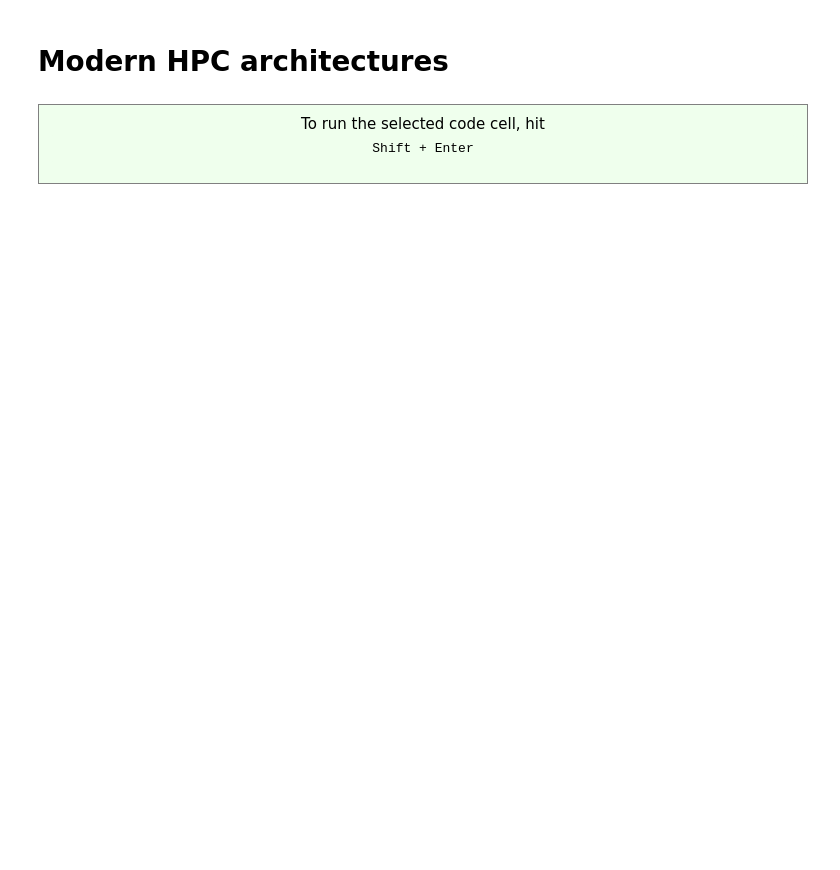
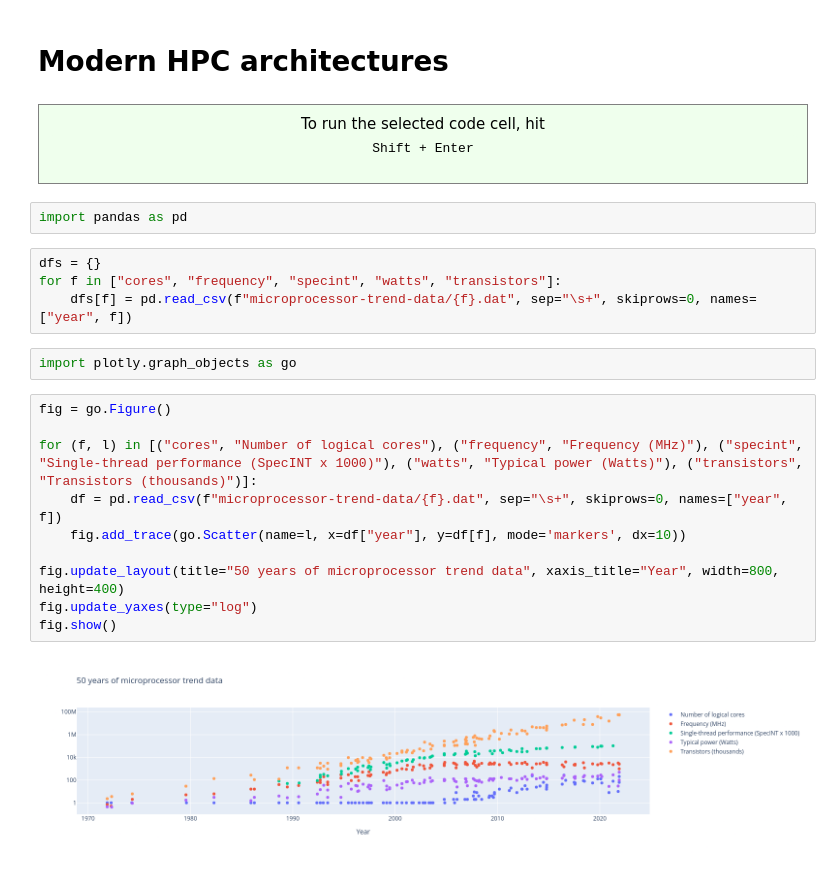
Before and after one commit to ENCCS/veloxchem-hpc, a Jupyter notebook: content/notebooks/modern-hpc-architectures.ipynb, the cells around one changed output. Saved outputs shown, nothing was run; the diff lists cells and outputs as text; blank space fills up the shorter version.

Commit message:
Generate plot with microprocessor trends

```diff
--- a/content/notebooks/modern-hpc-architectures.ipynb
+++ b/content/notebooks/modern-hpc-architectures.ipynb
@@ -29,3 +29,23 @@ __date__      = "2022-02-24"
     To run the selected code cell, hit <pre style="background: #efffed">Shift + Enter</pre>
     </div>
 </div>
+# %%
+import pandas as pd
+# %%
+dfs = {}
+for f in ["cores", "frequency", "specint", "watts", "transistors"]:
+    dfs[f] = pd.read_csv(f"microprocessor-trend-data/{f}.dat", sep="\s+", skiprows=0, names=["year", f])
+# %%
+import plotly.graph_objects as go
+# %%
+fig = go.Figure()
+
+for (f, l) in [("cores", "Number of logical cores"), ("frequency", "Frequency (MHz)"), ("specint", "Single-thread performance (SpecINT x 1000)"), ("watts", "Typical power (Watts)"), ("transistors", "Transistors (thousands)")]:
+    df = pd.read_csv(f"microprocessor-trend-data/{f}.dat", sep="\s+", skiprows=0, names=["year", f])
+    fig.add_trace(go.Scatter(name=l, x=df["year"], y=df[f], mode='markers', dx=10))
+
+fig.update_layout(title="50 years of microprocessor trend data", xaxis_title="Year", width=800, height=400)
+fig.update_yaxes(type="log")
+fig.show()
+# %% [output]
+[figure, added]
```
Also changed, not shown: 5 other files.
